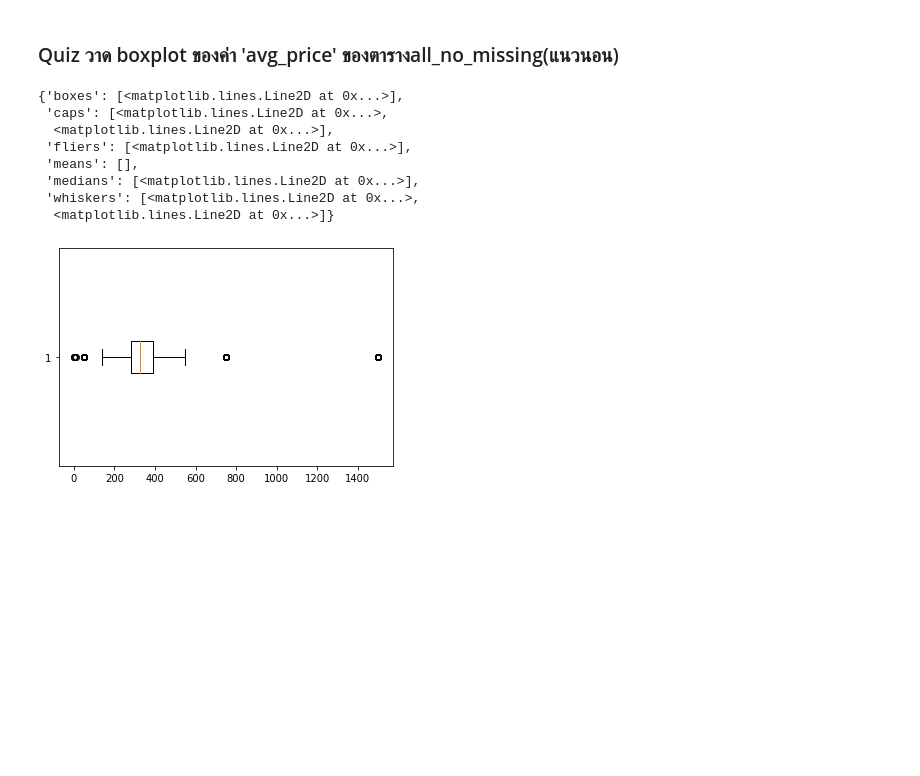
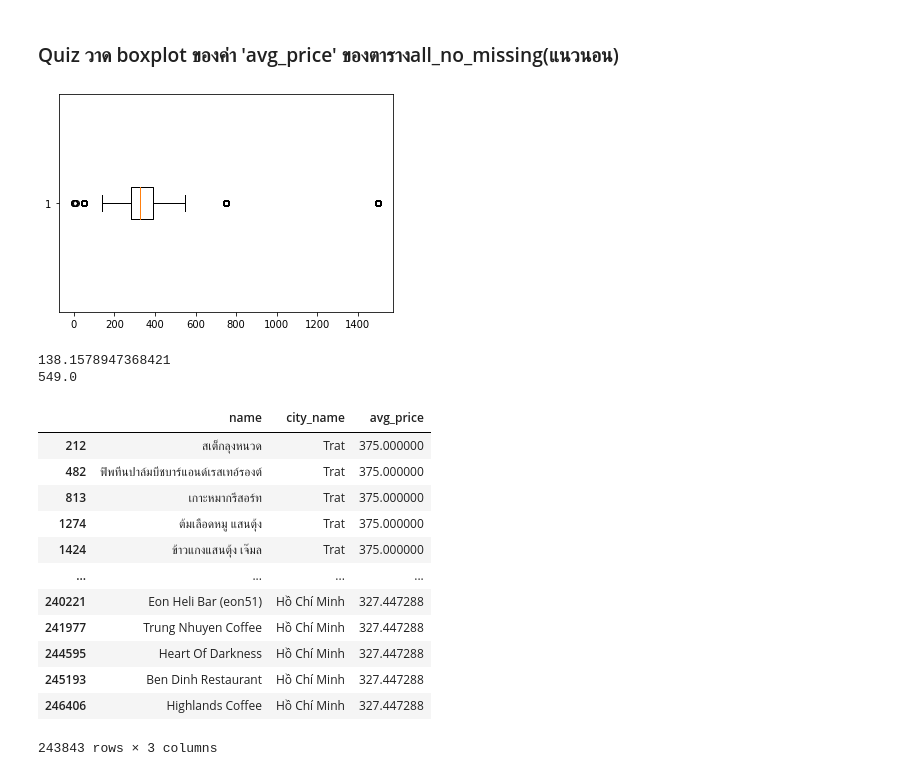
Before and after one commit to MeenTers/KKU_data_mining, a Jupyter notebook: Pandas_101.ipynb, the cells around one changed output. Drawn from its saved outputs; the diff is of its cells as text; code cells hidden in the pictures; blank space fills up the shorter version.

```diff
--- a/Pandas_101.ipynb
+++ b/Pandas_101.ipynb
@@ -516,14 +516,30 @@ dtype: bool
 # %%
 from matplotlib import pyplot as plt
 # %%
-plt.boxplot(all_no_missing['avg_price'],vert=False)
+ret = plt.boxplot(all_no_missing['avg_price'],vert=False)
 # %% [output]
-{'boxes': [<matplotlib.lines.Line2D at 0x...>],
- 'caps': [<matplotlib.lines.Line2D at 0x...>,
-  <matplotlib.lines.Line2D at 0x...>],
- 'fliers': [<matplotlib.lines.Line2D at 0x...>],
- 'means': [],
- 'medians': [<matplotlib.lines.Line2D at 0x...>],
- 'whiskers': [<matplotlib.lines.Line2D at 0x...>,
-  <matplotlib.lines.Line2D at 0x...>]}
 [figure]
+# %%
+print(ret['whiskers'][0].get_xdata()[1])
+print(ret['whiskers'][1].get_xdata()[1])
+# %% [output]
+138.1578947368421
+549.0
+# %%
+nooutlier_nomissing = all_no_missing[all_no_missing['avg_price']>=ret['whiskers'][0].get_xdata()[1]]
+nooutlier_nomissing = nooutlier_nomissing[nooutlier_nomissing['avg_price']<=ret['whiskers'][1].get_xdata()[1]]
+nooutlier_nomissing
+# %% [output]
+|  | name | city_name | avg_price |
+| 212 | สเต็กลุงหนวด | Trat | 375.000000 |
+| 482 | ฟิพทีนปาล์มบีชบาร์แอนด์เรสเทอ์รองต์ | Trat | 375.000000 |
+| 813 | เกาะหมากรีสอร์ท | Trat | 375.000000 |
+| 1274 | ต้มเลือดหมู แสนตุ้ง | Trat | 375.000000 |
+| 1424 | ข้าวแกงแสนตุ้ง เจ๊มล | Trat | 375.000000 |
+| ... | ... | ... | ... |
+| 240221 | Eon Heli Bar (eon51) | Hồ Chí Minh | 327.447288 |
+| 241977 | Trung Nhuyen Coffee | Hồ Chí Minh | 327.447288 |
+| 244595 | Heart Of Darkness | Hồ Chí Minh | 327.447288 |
+| 245193 | Ben Dinh Restaurant | Hồ Chí Minh | 327.447288 |
+| 246406 | Highlands Coffee | Hồ Chí Minh | 327.447288 |
+243843 rows × 3 columns
```
